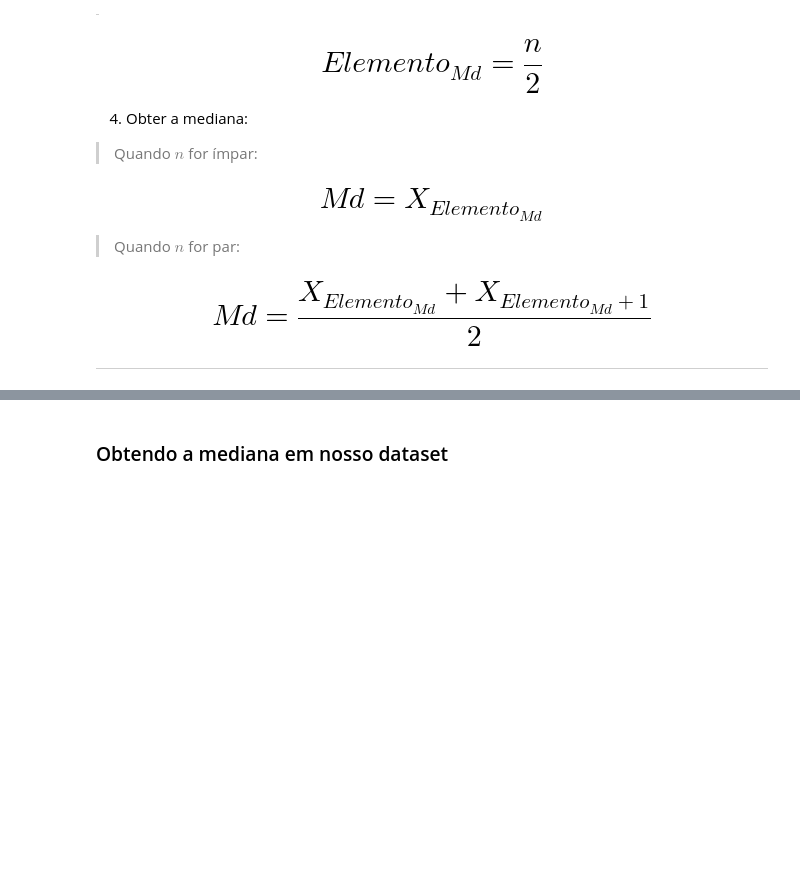
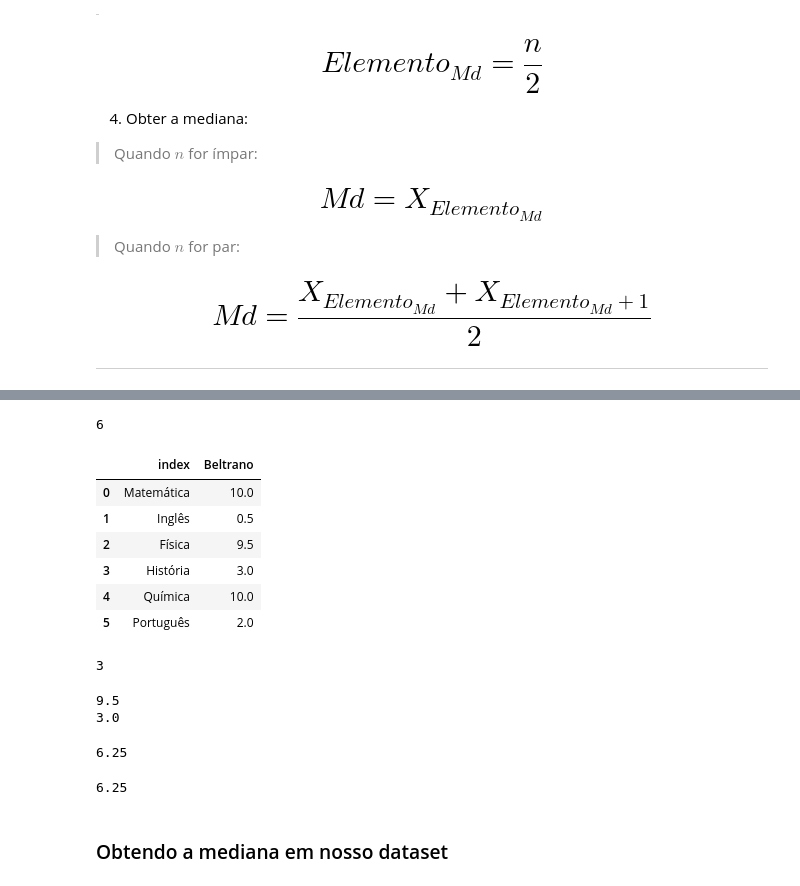
Before and after one commit to alexaugusto23/python_developer, a Jupyter notebook: Estatisticas com Python/Curso_de_Estatística_Parte_1.ipynb, the cells around one changed output, grey strips where cells are left out. Saved outputs shown, nothing was run; the diff lists cells and outputs as text; code cells hidden in the pictures; blank space fills up the shorter version.

```diff
--- a/Estatisticas com Python/Curso_de_Estatística_Parte_1.ipynb
+++ b/Estatisticas com Python/Curso_de_Estatística_Parte_1.ipynb
@@ -758,3 +852,6 @@ Para obtermos a mediana de uma conjunto de dados devemos proceder da seguinte ma
 ### Exemplo 2 - n par
 
 <img src='https://caelum-online-public.s3.amazonaws.com/1177-estatistica-parte1/01/img003.png' width='50%' style="float:left">
+# %%
+notas_beltrano = df['Beltrano'].sample(6, random_state= 101)
+notas_beltrano
@@ -761,2 +866,37 @@ Para obtermos a mediana de uma conjunto de dados devemos proceder da seguinte ma
+# %%
+n = notas_beltrano.shape[0]
+n
+# %% [output]
+6
+# %%
+notas_beltrano.reset_index()
+# %% [output]
+|  | index | Beltrano |
+| 0 | Matemática | 10.0 |
+| 1 | Inglês | 0.5 |
+| 2 | Física | 9.5 |
+| 3 | História | 3.0 |
+| 4 | Química | 10.0 |
+| 5 | Português | 2.0 |
+# %%
+elemento_md_par = int((n / 2))
+elemento_md_par
+# %% [output]
+3
+# %%
+print(notas_beltrano[elemento_md_par-1])
+print(notas_beltrano[elemento_md_par])
+# %% [output]
+9.5
+3.0
+# %%
+mediana_md = ((notas_beltrano[elemento_md_par-1]) + notas_beltrano[elemento_md_par]) / 2
+mediana_md
+# %% [output]
+6.25
+# %%
+notas_beltrano.median()
+# %% [output]
+6.25
 # %% [markdown]
 ### Obtendo a mediana em nosso dataset
```
Also changed, not shown: parts of 14 cells of this notebook.
